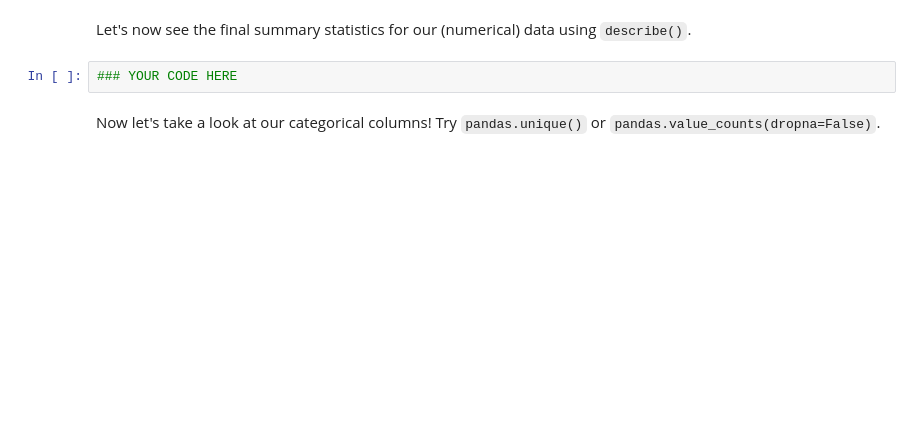
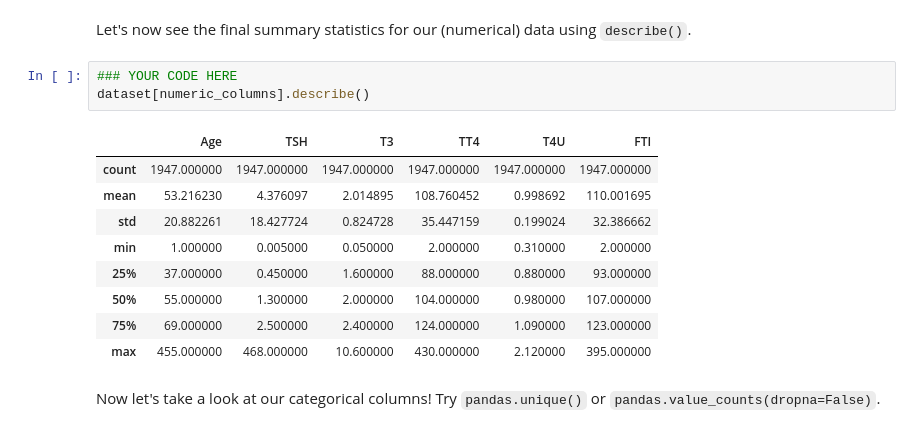
Before and after one commit to KaileyLiou/Medlytics-Fall, a Jupyter notebook: Challenge_Project/Challenge_Project.ipynb, the cells around one changed output. Drawn from its saved outputs; the diff is of its cells as text; blank space fills up the shorter version.

```diff
--- a/Challenge_Project/Challenge_Project.ipynb
+++ b/Challenge_Project/Challenge_Project.ipynb
@@ -184,6 +338,17 @@ sns.pairplot(dataset)
 Let's now see the final summary statistics for our (numerical) data using `describe()`.
 # %%
 ### YOUR CODE HERE
+dataset[numeric_columns].describe()
+# %% [output]
+|  | Age | TSH | T3 | TT4 | T4U | FTI |
+| count | 1947.000000 | 1947.000000 | 1947.000000 | 1947.000000 | 1947.000000 | 1947.000000 |
+| mean | 53.216230 | 4.376097 | 2.014895 | 108.760452 | 0.998692 | 110.001695 |
+| std | 20.882261 | 18.427724 | 0.824728 | 35.447159 | 0.199024 | 32.386662 |
+| min | 1.000000 | 0.005000 | 0.050000 | 2.000000 | 0.310000 | 2.000000 |
+| 25% | 37.000000 | 0.450000 | 1.600000 | 88.000000 | 0.880000 | 93.000000 |
+| 50% | 55.000000 | 1.300000 | 2.000000 | 104.000000 | 0.980000 | 107.000000 |
+| 75% | 69.000000 | 2.500000 | 2.400000 | 124.000000 | 1.090000 | 123.000000 |
+| max | 455.000000 | 468.000000 | 10.600000 | 430.000000 | 2.120000 | 395.000000 |
 # %% [markdown]
 Now let's take a look at our categorical columns! Try `pandas.unique()` or `pandas.value_counts(dropna=False)`.
 # %%
```
Also changed, not shown: parts of 25 cells of this notebook.
